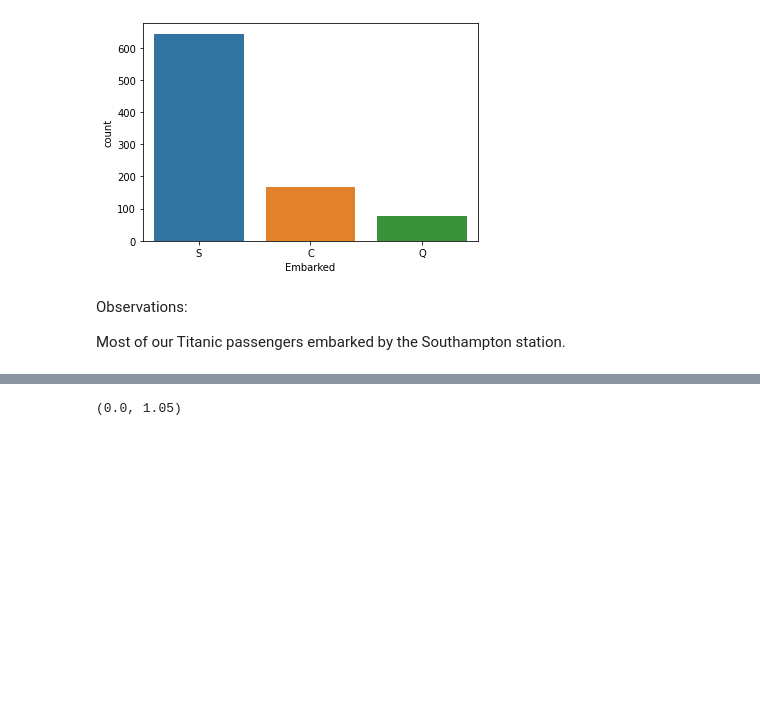
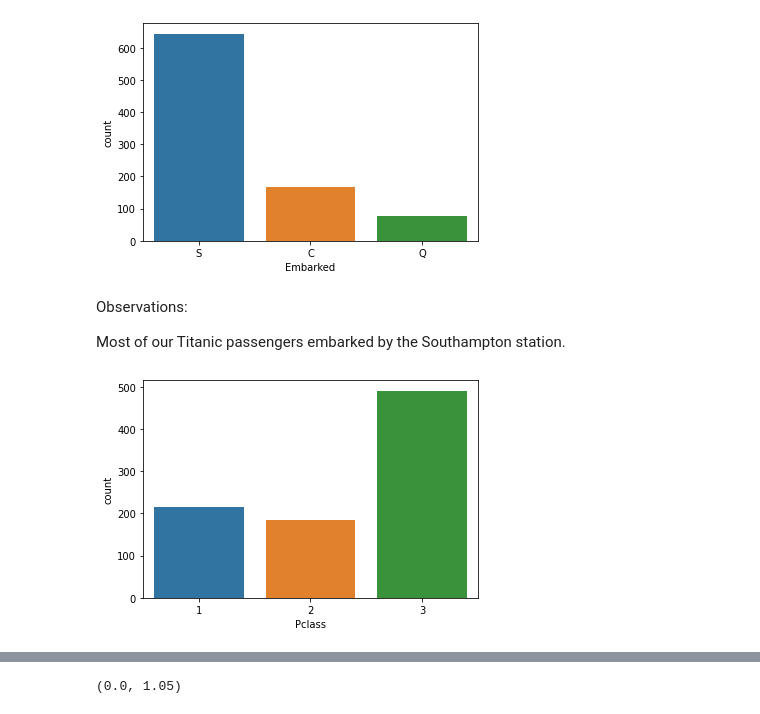
Before and after one commit to 4GeeksAcademy/machine-learning-content, a Jupyter notebook: 05-3d-data/exploratory-data-analysis.ipynb, the cells around one changed output, grey strips where cells are left out. Cells and saved outputs as stored; diff of their text form; code cells hidden in the pictures; blank space fills up the shorter version.

```diff
--- a/05-3d-data/exploratory-data-analysis.ipynb
+++ b/05-3d-data/exploratory-data-analysis.ipynb
@@ -189,3 +192,7 @@ countplot_features('Embarked')
 Observations:
 
 Most of our Titanic passengers embarked by the Southampton station.
+# %%
+countplot_features('Pclass')
+# %% [output]
+[figure, added]
```
Also changed, not shown: parts of 12 cells of this notebook, 1 other file.
